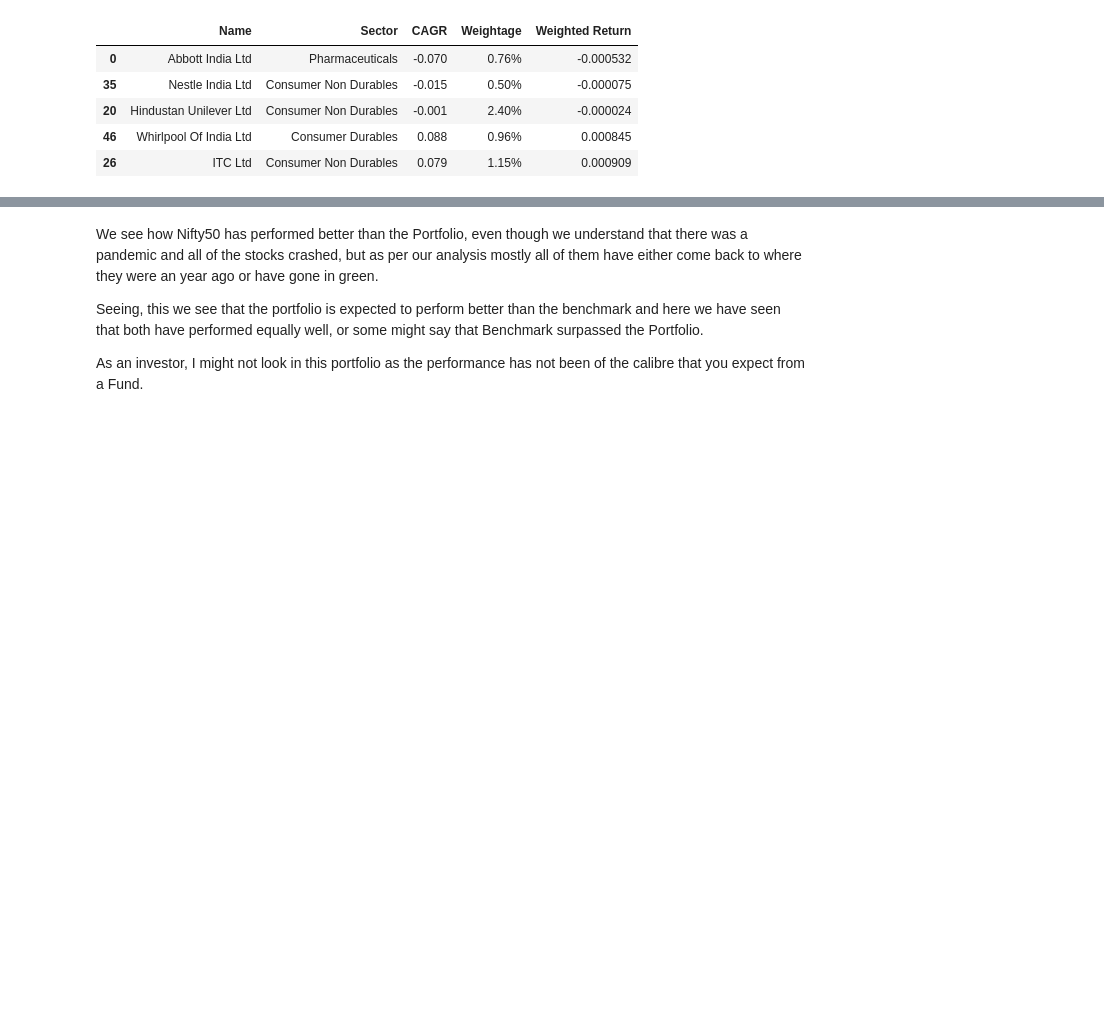
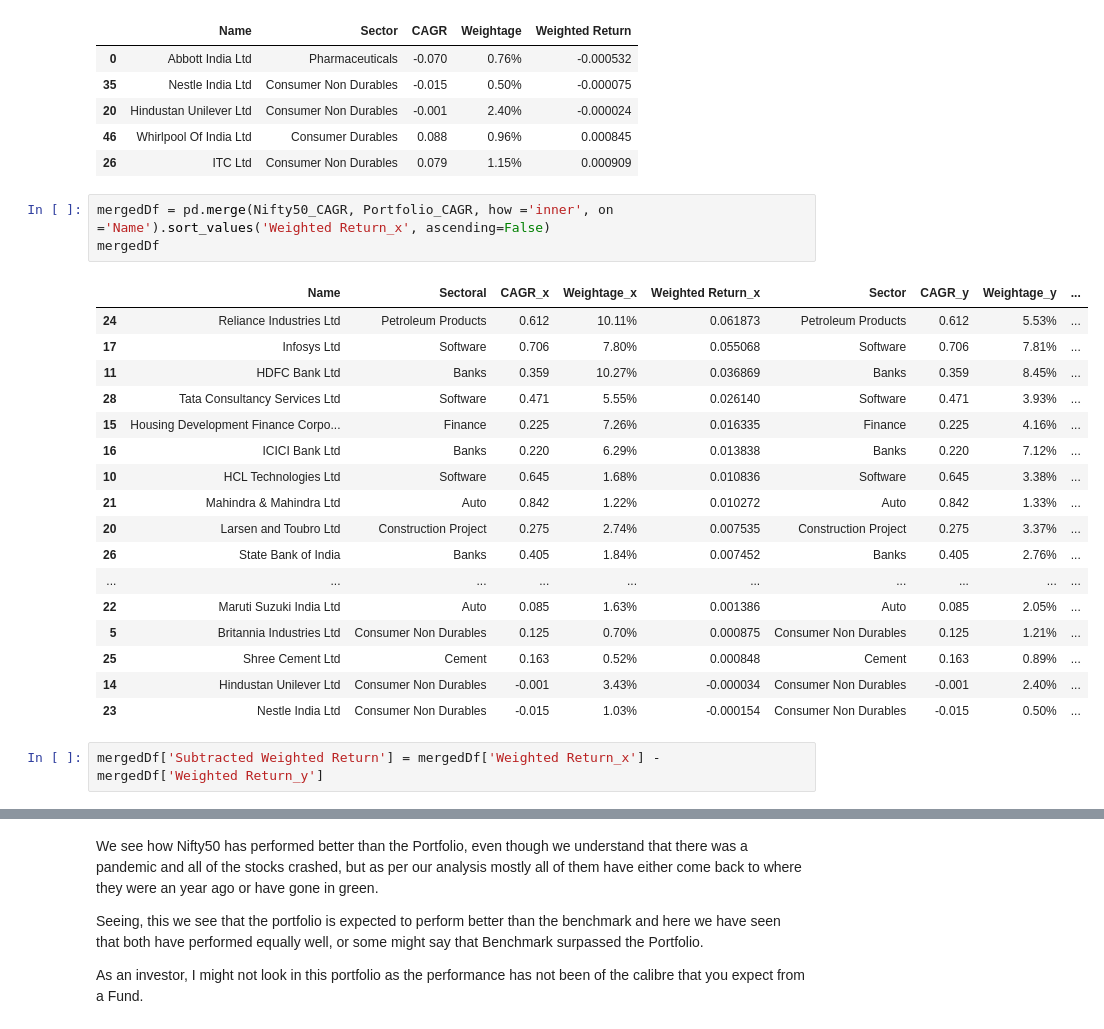
Before and after one commit to sarthakgoel31/Portfolio-outperformance-in-terms-of-CAGR, a Jupyter notebook: Portfolio Outperformance wrt CAGR.ipynb, the cells around one changed output, grey strips where cells are left out. Saved outputs shown, nothing was run; the diff lists cells and outputs as text; blank space fills up the shorter version.

```diff
--- a/Portfolio Outperformance wrt CAGR.ipynb
+++ b/Portfolio Outperformance wrt CAGR.ipynb
@@ -259,3 +259,26 @@ Portfolio_CAGR.sort_values('Weighted Return').head()
 | 20 | Hindustan Unilever Ltd | Consumer Non Durables | -0.001 | 2.40% | -0.000024 |
 | 46 | Whirlpool Of India Ltd | Consumer Durables | 0.088 | 0.96% | 0.000845 |
 | 26 | ITC Ltd | Consumer Non Durables | 0.079 | 1.15% | 0.000909 |
+# %%
+mergedDf = pd.merge(Nifty50_CAGR, Portfolio_CAGR, how ='inner', on ='Name').sort_values('Weighted Return_x', ascending=False)
+mergedDf
+# %% [output]
+|  | Name | Sectoral | CAGR_x | Weightage_x | Weighted Return_x | Sector | CAGR_y | Weightage_y | ... |
+| 24 | Reliance Industries Ltd | Petroleum Products | 0.612 | 10.11% | 0.061873 | Petroleum Products | 0.612 | 5.53% | ... |
+| 17 | Infosys Ltd | Software | 0.706 | 7.80% | 0.055068 | Software | 0.706 | 7.81% | ... |
+| 11 | HDFC Bank Ltd | Banks | 0.359 | 10.27% | 0.036869 | Banks | 0.359 | 8.45% | ... |
+| 28 | Tata Consultancy Services Ltd | Software | 0.471 | 5.55% | 0.026140 | Software | 0.471 | 3.93% | ... |
+| 15 | Housing Development Finance Corpo... | Finance | 0.225 | 7.26% | 0.016335 | Finance | 0.225 | 4.16% | ... |
+| 16 | ICICI Bank Ltd | Banks | 0.220 | 6.29% | 0.013838 | Banks | 0.220 | 7.12% | ... |
+| 10 | HCL Technologies Ltd | Software | 0.645 | 1.68% | 0.010836 | Software | 0.645 | 3.38% | ... |
+| 21 | Mahindra & Mahindra Ltd | Auto | 0.842 | 1.22% | 0.010272 | Auto | 0.842 | 1.33% | ... |
+| 20 | Larsen and Toubro Ltd | Construction Project | 0.275 | 2.74% | 0.007535 | Construction Project | 0.275 | 3.37% | ... |
+| 26 | State Bank of India | Banks | 0.405 | 1.84% | 0.007452 | Banks | 0.405 | 2.76% | ... |
+| ... | ... | ... | ... | ... | ... | ... | ... | ... | ... |
+| 22 | Maruti Suzuki India Ltd | Auto | 0.085 | 1.63% | 0.001386 | Auto | 0.085 | 2.05% | ... |
+| 5 | Britannia Industries Ltd | Consumer Non Durables | 0.125 | 0.70% | 0.000875 | Consumer Non Durables | 0.125 | 1.21% | ... |
+| 25 | Shree Cement Ltd | Cement | 0.163 | 0.52% | 0.000848 | Cement | 0.163 | 0.89% | ... |
+| 14 | Hindustan Unilever Ltd | Consumer Non Durables | -0.001 | 3.43% | -0.000034 | Consumer Non Durables | -0.001 | 2.40% | ... |
+| 23 | Nestle India Ltd | Consumer Non Durables | -0.015 | 1.03% | -0.000154 | Consumer Non Durables | -0.015 | 0.50% | ... |
+# %%
+mergedDf['Subtracted Weighted Return'] = mergedDf['Weighted Return_x'] - mergedDf['Weighted Return_y']
```
Also changed, not shown: parts of 3 cells of this notebook.
